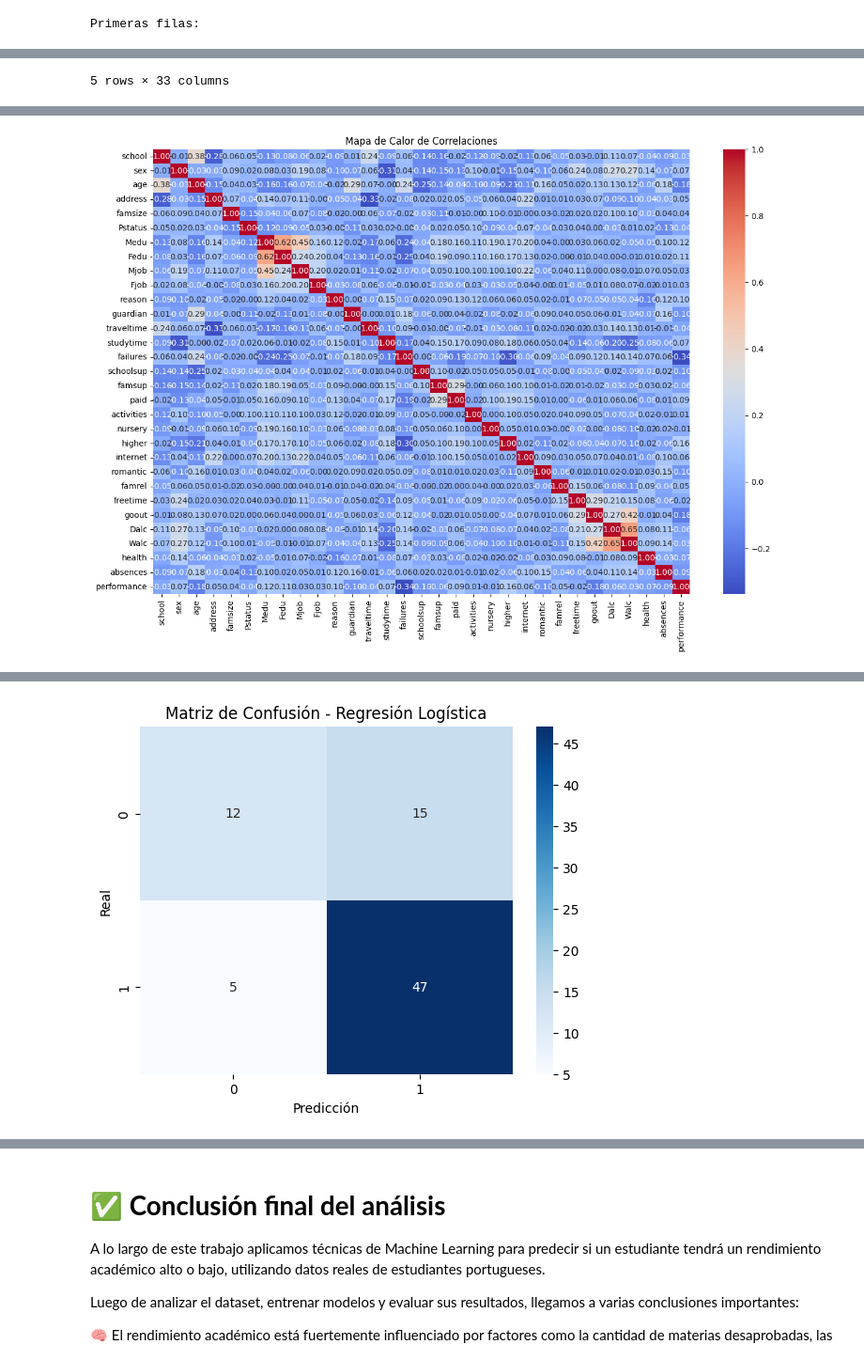
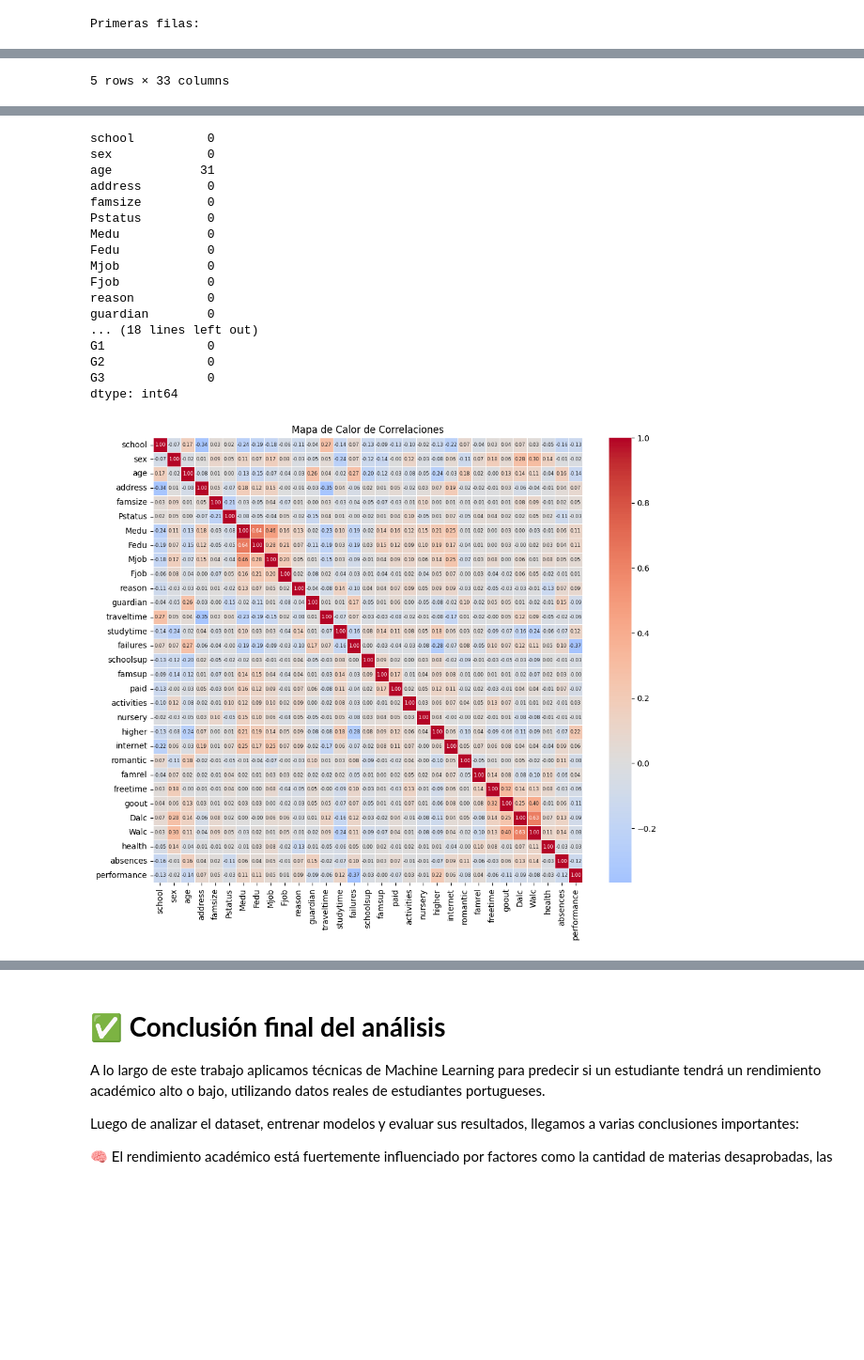
Before and after one commit to facumdito/final-pavon, a Jupyter notebook: PRUEBA_MÍA_PAVON_FINAL.ipynb, the cells around one changed output, grey strips where cells are left out. Shown at 94% size. Cells and saved outputs as stored; diff of their text form; code cells hidden in the pictures; blank space fills up the shorter version.

```diff
--- a/PRUEBA_MÍA_PAVON_FINAL.ipynb
+++ b/PRUEBA_MÍA_PAVON_FINAL.ipynb
@@ -20,30 +20,39 @@ from sklearn.metrics import accuracy_score, confusion_matrix, classification_rep
 import seaborn as sns
 import matplotlib.pyplot as plt
 
-# Cargar el dataset
-url = '/content/student-mat.csv'  # Cambiar si es necesario
-df = pd.read_csv(url)
+# Cargar los datos desde el archivo CSV
+Student_data = pd.read_csv('Student Alcohol Consumption_TF.csv')
 
 # Vista general
 print("Primeras filas:")
-display(df.head())
+# Call head() on the DataFrame, not the pandas module
+display(Student_data.head())
 print("\nInfo:")
-df.info()
+# Call info() on the DataFrame
+Student_data.info()
 print("\nDescripción:")
-display(df.describe())
+# Dimesiones del df; filas y coluknas:
+Student_data.shape
+# Call describe() on the DataFrame
+display(Student_data.describe())
+# Cantidad total de estudiantes analizados:
+total_students = len(Student_data)
+print (f"estudiantes totales: {total_students}")
 
 # =============================
 # 2. VISUALIZACIÓN INICIAL
 # =============================
 # Boxplot: consumo de alcohol diario
 plt.figure(figsize=(7,5))
-sns.boxplot(x='Dalc', data=df)
+# Use the DataFrame Student_data for plotting
+sns.boxplot(x='Dalc', data=Student_data)
 plt.title('Distribución del Consumo Diario de Alcohol')
 plt.show()
 
 # Violinplot: nota final según sexo
 plt.figure(figsize=(7,5))
-sns.violinplot(x='sex', y='G3', data=df)
+# Use the DataFrame Student_data for plotting
+sns.violinplot(x='sex', y='G3', data=Student_data)
 plt.title('Notas Finales por Sexo')
 plt.show()
 
@@ -51,34 +60,51 @@ plt.show()
 # 3. LIMPIEZA Y BINARIZACIÓN
 # =============================
 # Verificar nulos
-df.isnull().sum()
+# Call isnull().sum() on the DataFrame
+print(Student_data.isnull().sum()) # Use print() to show the output
 
 # Binarizar rendimiento: G3 >= 10 es alto (1), si no es bajo (0)
-df['performance'] = df['G3'].apply(lambda x: 1 if x >= 10 else 0)
+# Create the new column on the DataFrame
+Student_data['performance'] = Student_data['G3'].apply(lambda x: 1 if x >= 10 else 0)
 
 # Eliminar columnas redundantes
 columns_to_drop = ['G1', 'G2', 'G3']
-df.drop(columns=columns_to_drop, inplace=True)
+# Drop columns from the DataFrame
+Student_data.drop(columns=columns_to_drop, inplace=True)
 
 # Codificar variables categóricas
-categorical_cols = df.select_dtypes(include=['object']).columns
+# Select dtypes from the DataFrame
+categorical_cols = Student_data.select_dtypes(include=['object']).columns
 le = LabelEncoder()
 for col in categorical_cols:
-    df[col] = le.fit_transform(df[col])
+    # Apply transformation to the DataFrame column
+    Student_data[col] = le.fit_transform(Student_data[col])
 
 # =============================
 # 4. ANÁLISIS DE CORRELACIÓN
 # =============================
-plt.figure(figsize=(15, 10))
-sns.heatmap(df.corr(), annot=True, fmt=".2f", cmap="coolwarm")
+corr = X.corr()
+plt.figure(figsize=(12,10))
 plt.title("Mapa de Calor de Correlaciones")
+sns.heatmap(Student_data.corr(),
+            cmap='coolwarm',
+            center=0,
+            linewidths=0.5,
+            annot=True,
+            fmt='.2f',
+            annot_kws={
+                "size":6
+            }
+            )
 plt.show()
 
 # =============================
 # 5. DIVISIÓN DE DATOS
 # =============================
-X = df.drop('performance', axis=1)
-y = df['performance']
+# Drop column from the DataFrame
+X = Student_data.drop('performance', axis=1)
+# Select column from the DataFrame
+y = Student_data['performance']
 
 scaler = StandardScaler()
 X_scaled = scaler.fit_transform(X)
@@ -169 +196,18 @@ Descripción:
+school          0
+sex             0
+age            31
+address         0
+famsize         0
+Pstatus         0
+Medu            0
+Fedu            0
+Mjob            0
+Fjob            0
+reason          0
+guardian        0
+... (18 lines left out)
+G1              0
+G2              0
+G3              0
+dtype: int64
-[figure, old version]
+[figure, new version]
@@ -181 +213,0 @@ weighted avg       0.74      0.75      0.73        79
-[figure, removed]
```
Also changed, not shown: parts of 7 cells of this notebook.
